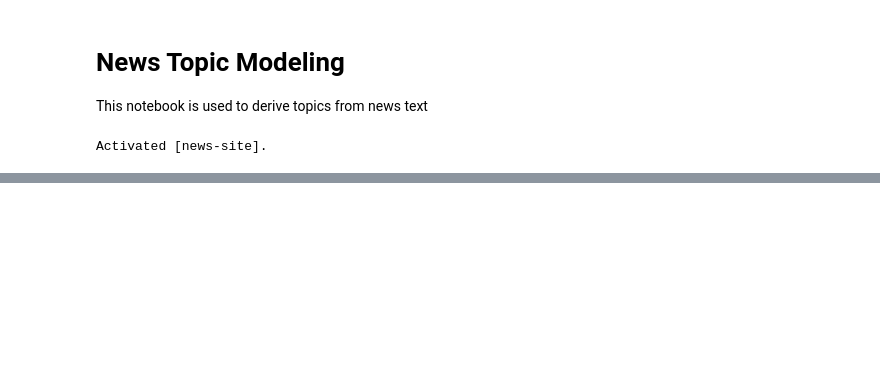
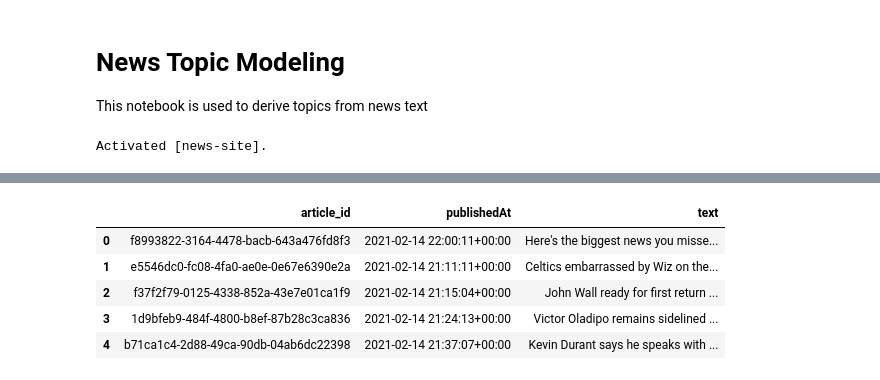
Before and after one commit to slowmosteve/news-app, a Jupyter notebook: modeling/topic-prod.ipynb, the cells around one changed output, grey strips where cells are left out. Drawn from its saved outputs; the diff is of its cells as text; code cells hidden in the pictures; blank space fills up the shorter version.

```diff
--- a/modeling/topic-prod.ipynb
+++ b/modeling/topic-prod.ipynb
@@ -245,0 +17,22 @@ output_df
+# %%
+token = !gcloud auth print-access-token
+import google.oauth2.credentials
+credentials = google.oauth2.credentials.Credentials(token[0])
+# %%
+client = bigquery.Client(credentials=credentials)
+sql = """
+    SELECT
+        article_id,
+        publishedAt,
+        CONCAT(title, '. ', description, '. ', content) AS text
+    FROM `news-site-280319.news.articles`
+    WHERE
+      title IS NOT NULL
+      AND description IS NOT NULL
+      AND content IS NOT NULL
+      AND DATE(publishedAt) >= DATE_SUB(CURRENT_DATE(), INTERVAL 14 DAY)
+"""
+
+df = client.query(sql).to_dataframe()
+
+df.info()
@@ -245,0 +50,9 @@ output_df
+# %%
+df.head()
+# %% [output]
+|  | article_id | publishedAt | text |
+| 0 | f8993822-3164-4478-bacb-643a476fd8f3 | 2021-02-14 22:00:11+00:00 | Here's the biggest news you misse... |
+| 1 | e5546dc0-fc08-4fa0-ae0e-0e67e6390e2a | 2021-02-14 21:11:11+00:00 | Celtics embarrassed by Wiz on the... |
+| 2 | f37f2f79-0125-4338-852a-43e7e01ca1f9 | 2021-02-14 21:15:04+00:00 | John Wall ready for first return ... |
+| 3 | 1d9bfeb9-484f-4800-b8ef-87b28c3ca836 | 2021-02-14 21:24:13+00:00 | Victor Oladipo remains sidelined ... |
+| 4 | b71ca1c4-2d88-49ca-90db-04ab6dc22398 | 2021-02-14 21:37:07+00:00 | Kevin Durant says he speaks with ... |
```
Also changed, not shown: parts of 40 cells of this notebook.
